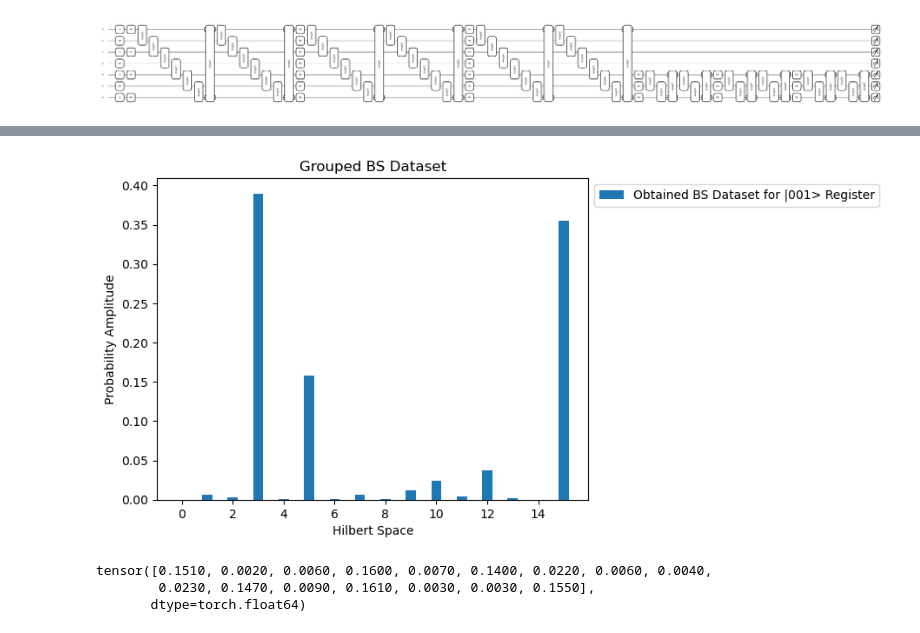
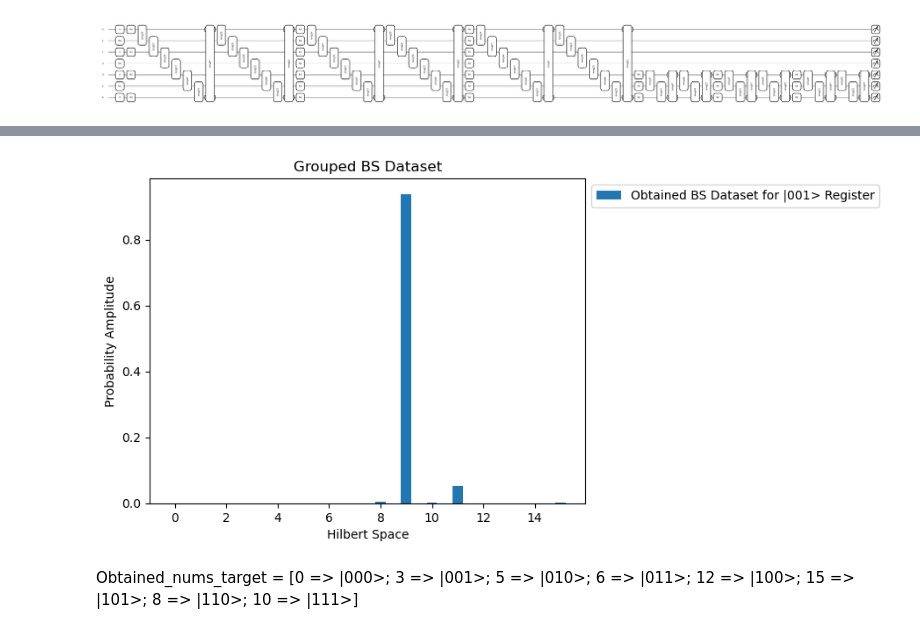
Before and after one commit to Ak-ash22/qcbm_hiwi, a Jupyter notebook: qcbm_project/bars_stripes_cat/pytorch_code.ipynb, the cells around one changed output, grey strips where cells are left out. Saved outputs shown, nothing was run; the diff lists cells and outputs as text; code cells hidden in the pictures.

```diff
--- a/qcbm_project/bars_stripes_cat/pytorch_code.ipynb
+++ b/qcbm_project/bars_stripes_cat/pytorch_code.ipynb
@@ -178,7 +178,7 @@ def fidelity_loss(px:torch.Tensor, py:torch.Tensor) -> torch.Tensor:
     """
     px_dm = qml.math.dm_from_state_vector(px)
 
-    return qml.math.fidelity(px_dm,py)
+    return -1*qml.math.fidelity(px_dm,py)
 
 def vqc(circuit_fn,  params:torch.Tensor, py:torch.Tensor, num_qubits=n_qubits):
     """
@@ -354,7 +354,7 @@ opt = torch.optim.Adam([weights], lr=0.1)
 reg_loss_history = []
 optimal_reg_params = torch.zeros((folds, 3 * n_ancillas), dtype=torch.float32)
 min_loss = vqc(reg_circuit, weights, target_dm_full)
-n_epochs = 200
+n_epochs = 1000
 i = 0
 
 while i < n_epochs:
@@ -398,25 +395,27 @@ Step: 200 Loss: 3.8933653091013856e-12 Time taken per iter: 0.02301311492919922
 # %%
 full_psi = reg_circuit(optimal_reg_params)
 # %%
-image = qnp.round(full_psi[::8],3)
+image = qnp.round(full_psi[6::8],3)
 image /= qnp.linalg.norm(image)
 
 w, x = 0.4, np.arange(len(image))
 
 # plt.bar(x - w/2, target_psi, w, label='Original BS Dataset')
 plt.bar(x, np.abs(image)**2, w, label='Obtained BS Dataset for |001> Register')
 
 plt.xlabel('Hilbert Space')
 plt.ylabel('Probability Amplitude')
 plt.title('Grouped BS Dataset')
 plt.legend(bbox_to_anchor=(1, 1), loc='upper left')
 plt.show()
 # %% [output]
-[figure, old version]
+[figure, new version]
-# %%
-reduced_dm2 = reduce_statevector(full_psi,indices=range(n_qubits))
-torch.round(torch.diag(reduced_dm2).real, decimals=3)
-# %% [output]
-tensor([0.1510, 0.0020, 0.0060, 0.1600, 0.0070, 0.1400, 0.0220, 0.0060, 0.0040,
-        0.0230, 0.1470, 0.0090, 0.1610, 0.0030, 0.0030, 0.1550],
-       dtype=torch.float64)
+# %% [markdown]
+Obtained_nums_target = [0 => |000>;
+                        3 => |001>;
+                        5 => |010>;
+                        6 => |011>;
+                        12 => |100>;
+                        15 => |101>;
+                        8 => |110>;
+                        10 => |111>]
```
Also changed, not shown: parts of 5 cells of this notebook.
